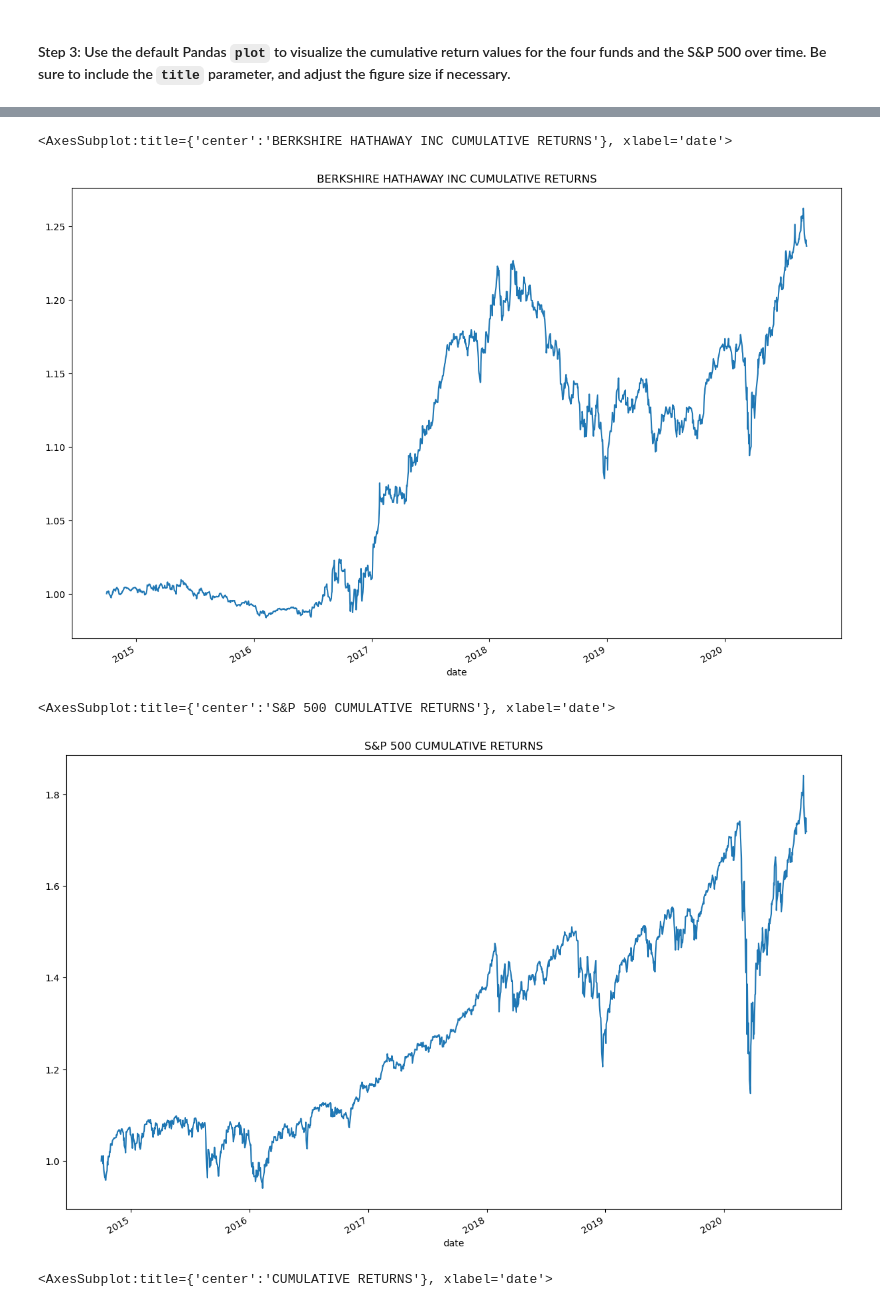
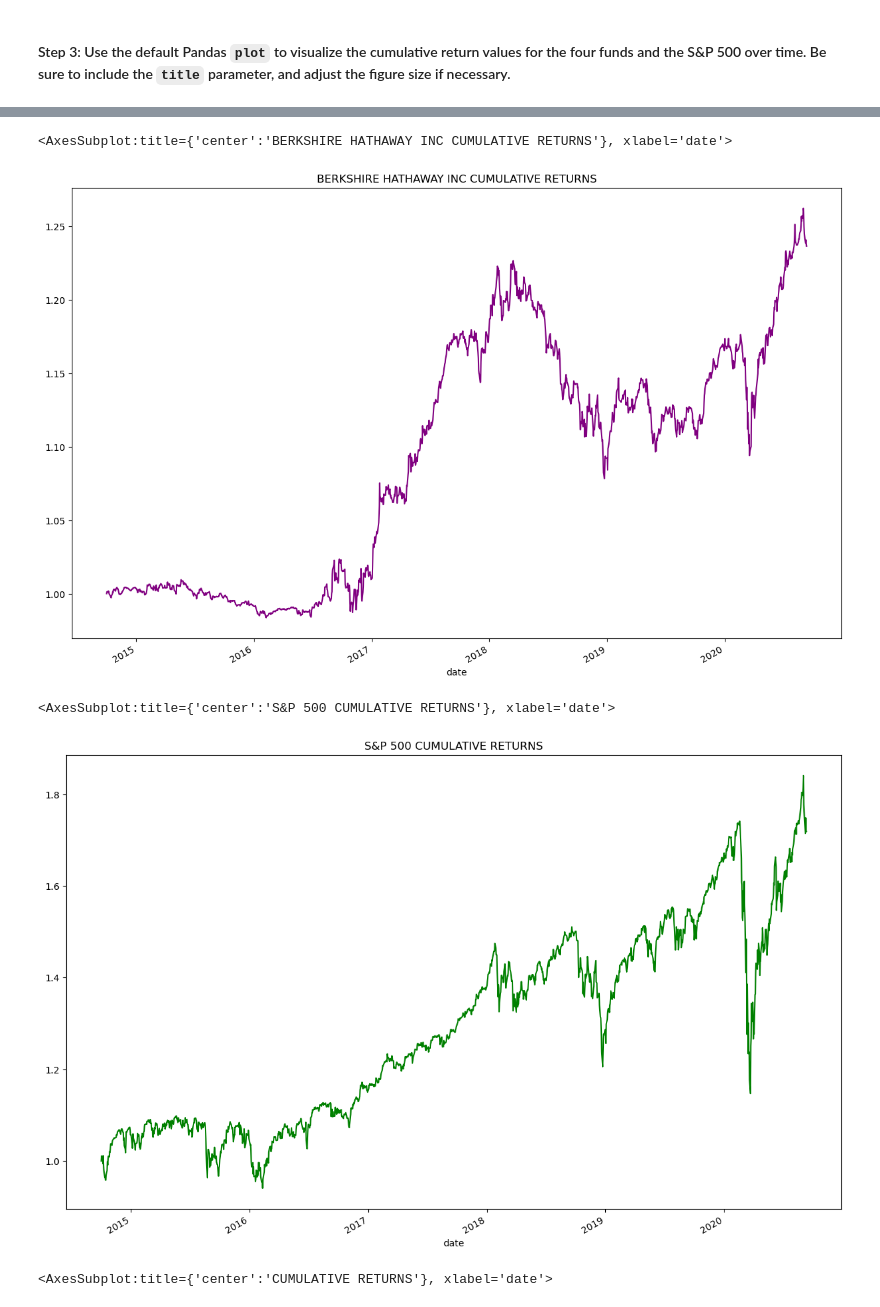
Before and after one commit to alexnovis1/Columbia_Module_4, a Jupyter notebook: Columbia_Module_4/risk_return_analysis.ipynb, the cells around one changed output, grey strips where cells are left out. Saved outputs shown, nothing was run; the diff lists cells and outputs as text; code cells hidden in the pictures.

```diff
--- a/Columbia_Module_4/risk_return_analysis.ipynb
+++ b/Columbia_Module_4/risk_return_analysis.ipynb
@@ -352,20 +395,22 @@ cumulative_returns_tiger.plot(
 # Berkshire Cumulative Returns
 cumulative_returns_berkshire.plot(
     figsize=(15,10),
-    title="BERKSHIRE HATHAWAY INC CUMULATIVE RETURNS"
+    title="BERKSHIRE HATHAWAY INC CUMULATIVE RETURNS",
+    color = "purple"
 )
 # %% [output]
 <AxesSubplot:title={'center':'BERKSHIRE HATHAWAY INC CUMULATIVE RETURNS'}, xlabel='date'>
-[figure, old version]
+[figure, new version]
 # %%
 # S&P 500 Cumulative Returns
 cumulative_returns_sp500.plot(
     figsize=(15,10),
-    title="S&P 500 CUMULATIVE RETURNS"
+    title="S&P 500 CUMULATIVE RETURNS",
+    color = "green"
 )
 # %% [output]
 <AxesSubplot:title={'center':'S&P 500 CUMULATIVE RETURNS'}, xlabel='date'>
-[figure, old version]
+[figure, new version]
 # %%
 # Overlay All Cumulative Returns
 cumulative_returns_soros.plot(
```
Also changed, not shown: parts of 21 cells of this notebook.
